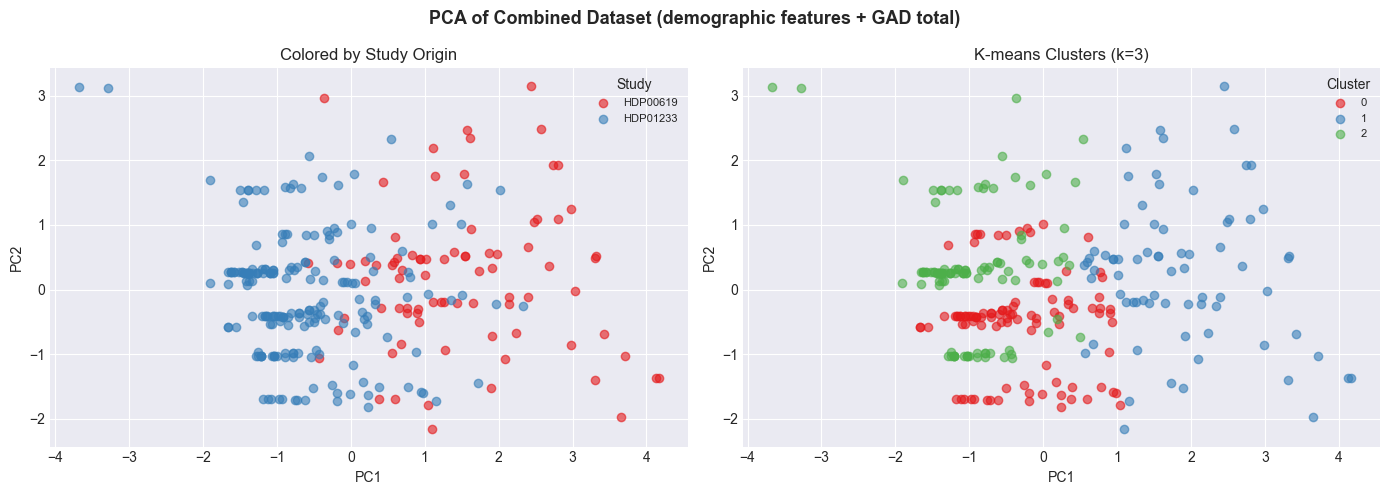
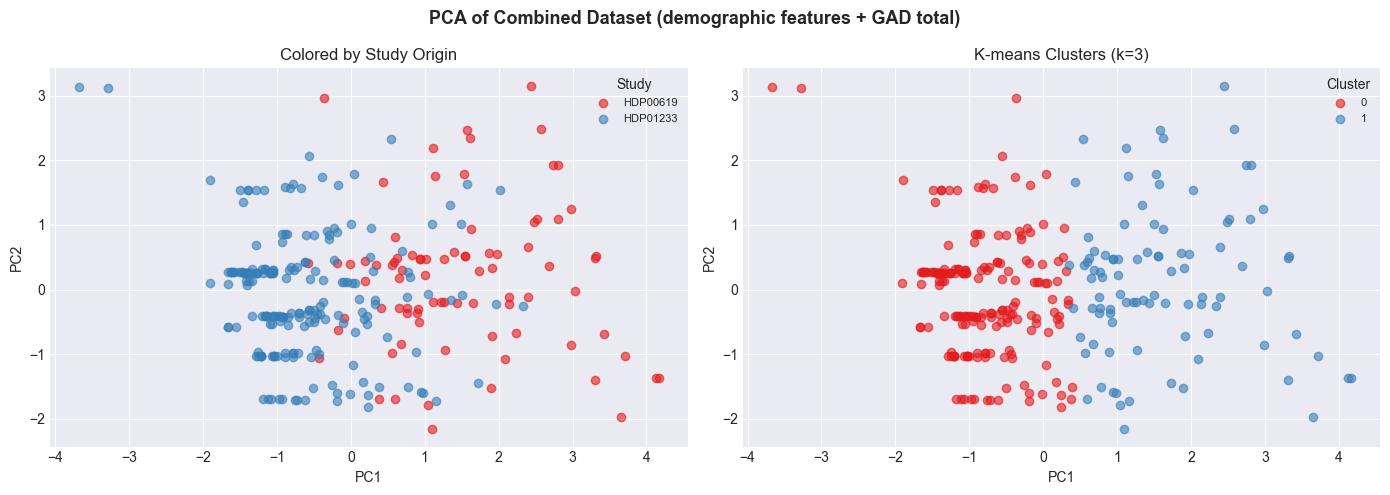
The notebook cell's code change between the first figure and the second:
--- before
+++ after
@@ -2,5 +2,5 @@
 study_labels = ['HDP00619'] * len(df_619) + ['HDP01233'] * len(df_1233)
 
-cluster_labels, pca_coords, var_explained = run_kmeans(df, cluster_features, n_clusters=3)
+cluster_labels, pca_coords, var_explained = run_kmeans(df, cluster_features, n_clusters=2)
 print(f"PCA variance explained: PC1={var_explained[0]:.1%}, PC2={var_explained[1]:.1%}")
 
@@ -8,5 +8,5 @@
 fig.suptitle("PCA of Combined Dataset (demographic features + GAD total)", fontsize=13, fontweight='bold')
 plot_pca_clusters(pca_coords, study_labels,           'Study',   'Colored by Study Origin',     ax=axes[0])
-plot_pca_clusters(pca_coords, cluster_labels.tolist(), 'Cluster', 'K-means Clusters (k=3)',      ax=axes[1])
+plot_pca_clusters(pca_coords, cluster_labels.tolist(), 'Cluster', 'K-means Clusters (k=2)',      ax=axes[1])
 plt.tight_layout()
 plt.show()

Commit: Changing to 2 clusters instead of 3 for cluster analysis